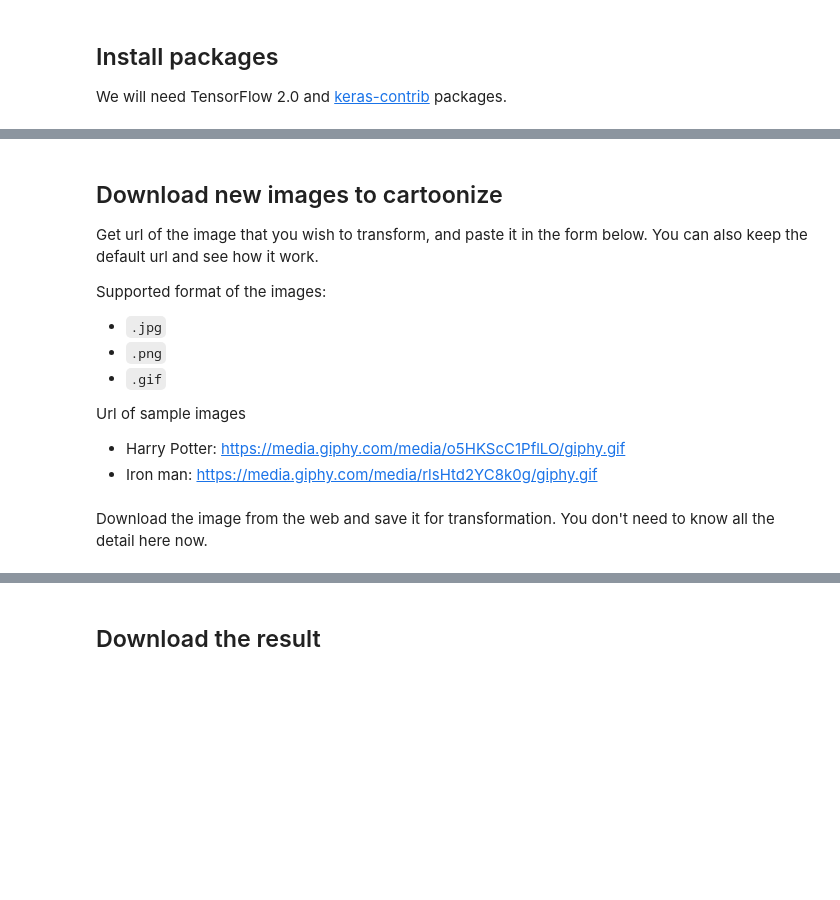
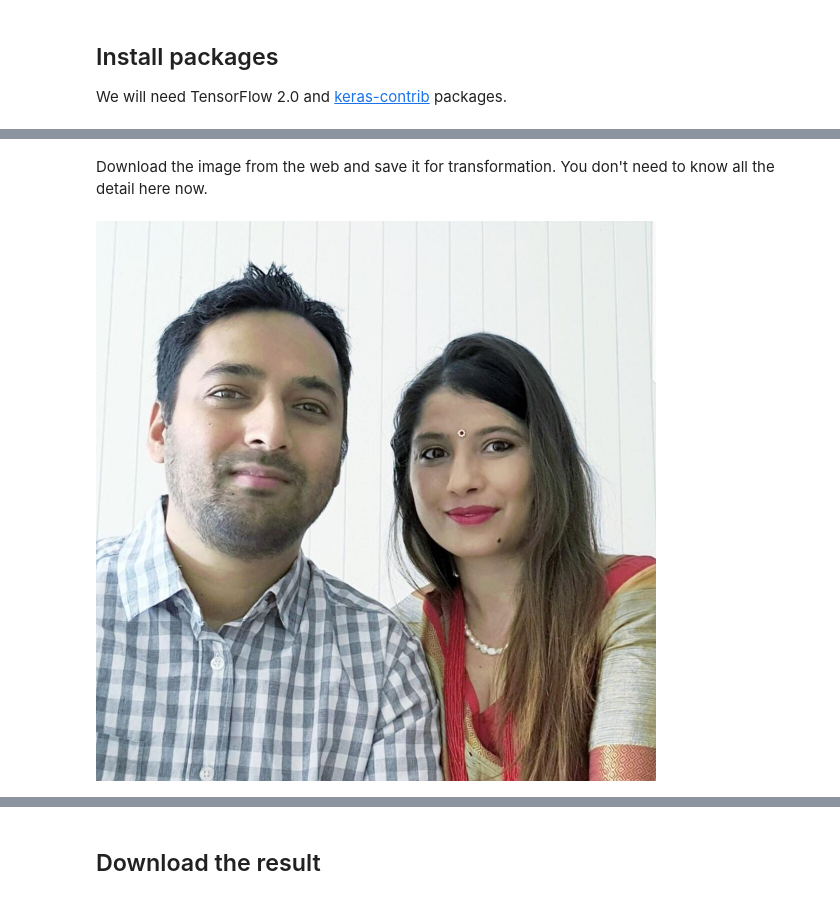
Before and after one commit to HiteshAI/CartoonGan-tensorflow, a Jupyter notebook: real_world_images_using_cartoongan_and_tf2.ipynb, the cells around one changed output, grey strips where cells are left out. Saved outputs shown, nothing was run; the diff lists cells and outputs as text; code cells hidden in the pictures; blank space fills up the shorter version.

```diff
--- a/real_world_images_using_cartoongan_and_tf2.ipynb
+++ b/real_world_images_using_cartoongan_and_tf2.ipynb
@@ -37,12 +49,0 @@ tf.__version__
-# %% [markdown]
-## Download new images to cartoonize
-Get url of the image that you wish to transform, and paste it in the form below. You can also keep the default url and see how it work.
-
-Supported format of the images:
-- `.jpg`
-- `.png`
-- `.gif`
-
-Url of sample images
-- Harry Potter: https://media.giphy.com/media/o5HKScC1PflLO/giphy.gif
-- Iron man: https://media.giphy.com/media/rlsHtd2YC8k0g/giphy.gif
@@ -53,26 +52,19 @@ Download the image from the web and save it for transformation. You don't need t
 # %%
 input_image_dir = "input_images"
 output_image_dir = input_image_dir.replace("input_", "output_")
-image_string_concat = 'mom.gif'
+image_string_concat = 'pranaya.jpg'
 
 import time
-if image_url:
-    # img_filename = image_url.split("/")[-1]
-    img_filename = image_string_concat
-    name, ext = '.'.join(img_filename.split(".")[:-1]), img_filename.split(".")[-1]
-    new_name = '_'.join((name, str(int(time.time()))))
-    # new_img_filename = '.'.join((new_name, ext))
-    new_img_filename = image_string_concat
-    image_path = os.path.join(input_image_dir, new_img_filename)
+img_filename = image_string_concat
+name, ext = '.'.join(img_filename.split(".")[:-1]), img_filename.split(".")[-1]
+new_name = '_'.join((name, str(int(time.time()))))
+new_img_filename = image_string_concat
+image_path = os.path.join(input_image_dir, new_img_filename)
 
-    # # !wget {image_url} \
-    #     && mv {img_filename} {new_img_filename} \
-    #     && mv {new_img_filename} {image_path}
-
-
-# a trick to show gif in notebook
-if ".gif" in new_img_filename:
-    png_path = new_img_filename + '.png'
-    !cp {image_path} {png_path}
+# if ".gif" in new_img_filename:
+png_path = new_img_filename
+!cp {image_path} {png_path}
 
 display(Image(png_path))
+# %% [output]
+[figure, added]
```
Also changed, not shown: parts of 14 cells of this notebook.
